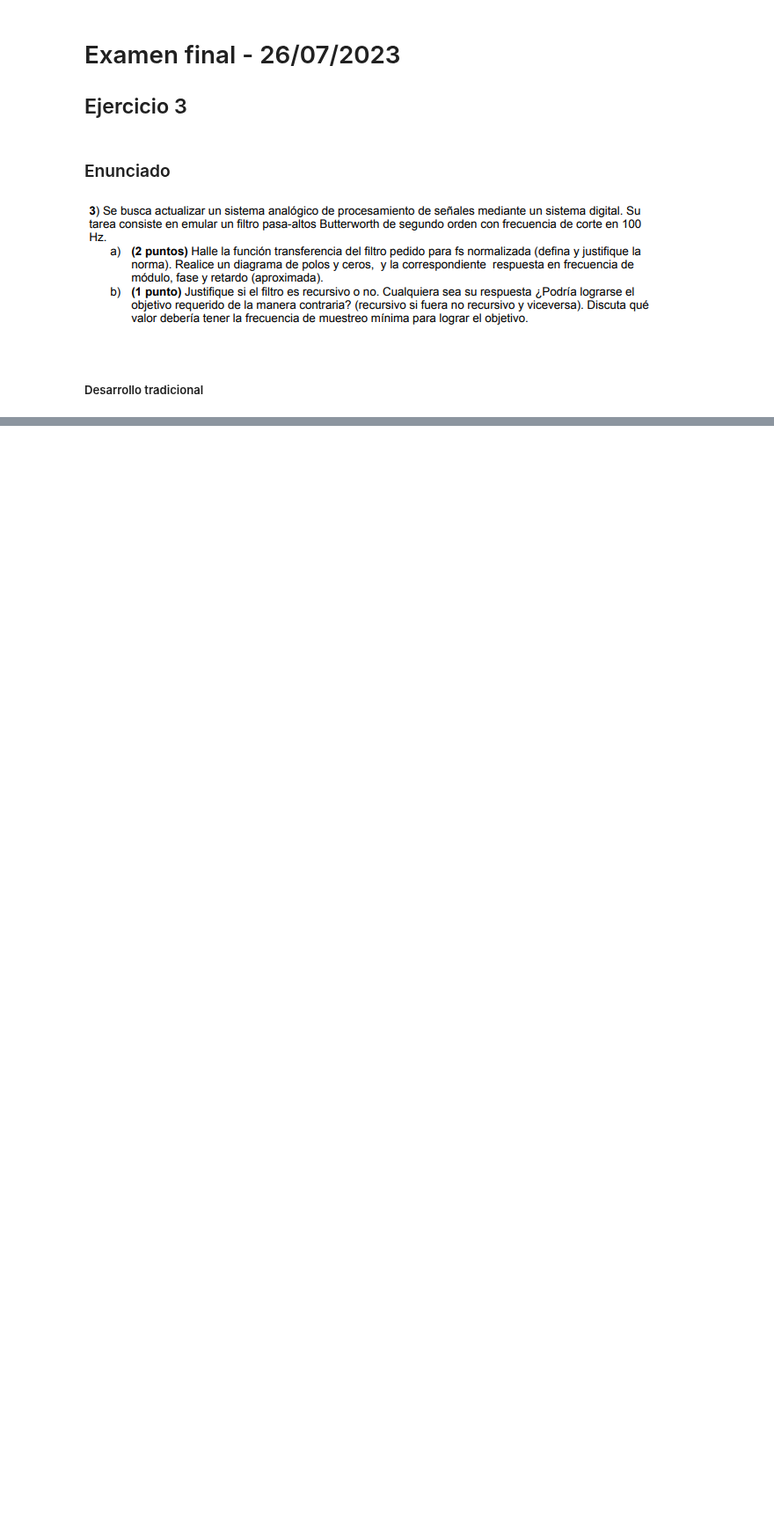
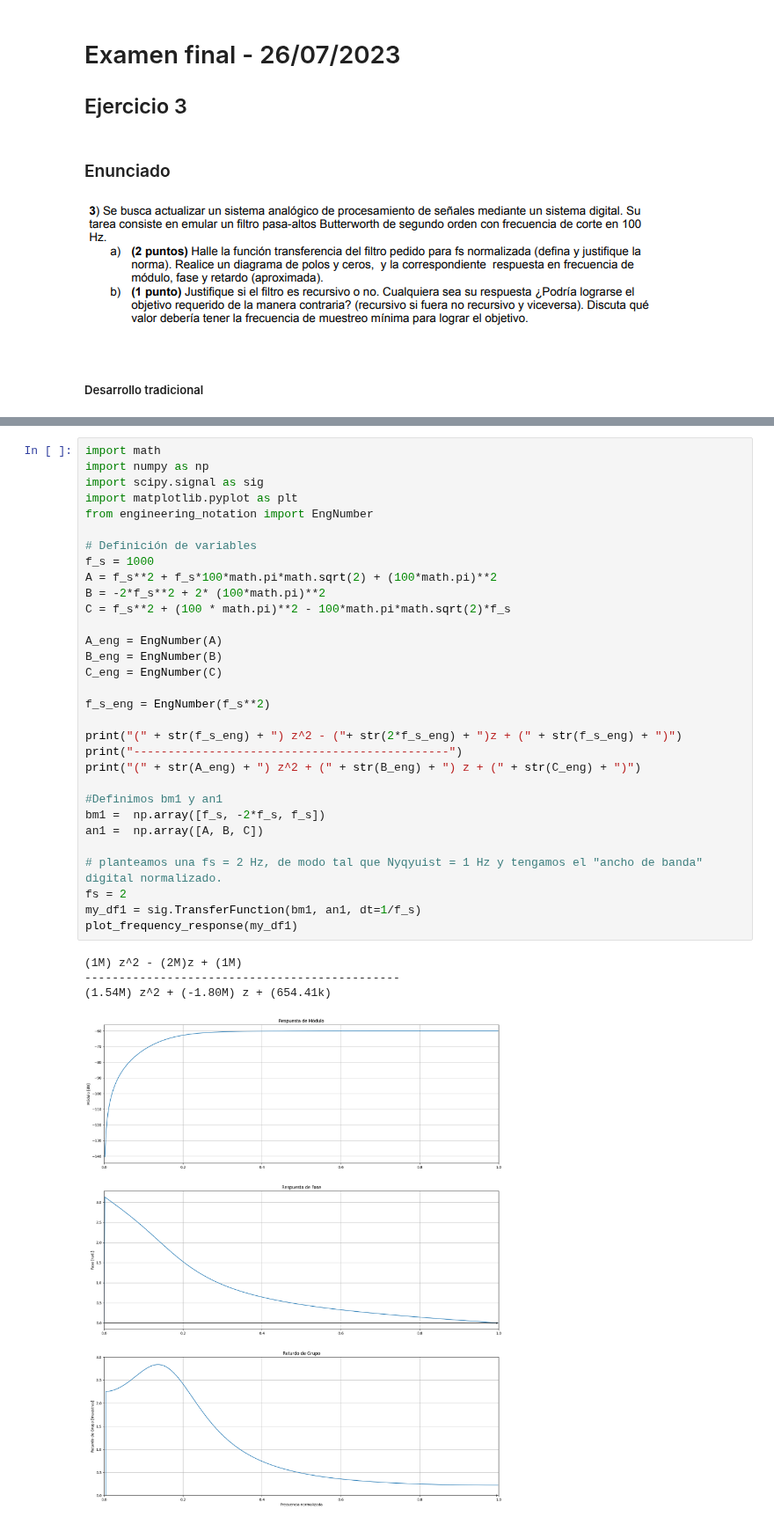
Before and after one commit to matnalopez2/Teoria-de-Circuitos-2, a Jupyter notebook: Resoluciones/20230726/20230726 - Ejercicio 3.ipynb, the cells around one changed output, grey strips where cells are left out. Shown at 88% size. Drawn from its saved outputs; the diff is of its cells as text; blank space fills up the shorter version.

```diff
--- a/Resoluciones/20230726/20230726 - Ejercicio 3.ipynb
+++ b/Resoluciones/20230726/20230726 - Ejercicio 3.ipynb
@@ -50,0 +136,36 @@ $\displaystyle   \frac{s^2 \,\, 4.604e-07 }{s^2 + s \,\, 0.3635 +   1 }$
+# %%
+import math
+import numpy as np
+import scipy.signal as sig
+import matplotlib.pyplot as plt
+from engineering_notation import EngNumber
+
+# Definición de variables
+f_s = 1000
+A = f_s**2 + f_s*100*math.pi*math.sqrt(2) + (100*math.pi)**2
+B = -2*f_s**2 + 2* (100*math.pi)**2
+C = f_s**2 + (100 * math.pi)**2 - 100*math.pi*math.sqrt(2)*f_s
+
+A_eng = EngNumber(A)
+B_eng = EngNumber(B)
+C_eng = EngNumber(C)
+
+f_s_eng = EngNumber(f_s**2)
+
+print("(" + str(f_s_eng) + ") z^2 - ("+ str(2*f_s_eng) + ")z + (" + str(f_s_eng) + ")")
+print("----------------------------------------------")
+print("(" + str(A_eng) + ") z^2 + (" + str(B_eng) + ") z + (" + str(C_eng) + ")")
+
+#Definimos bm1 y an1
+bm1 =  np.array([f_s, -2*f_s, f_s])
+an1 =  np.array([A, B, C])
+
+# planteamos una fs = 2 Hz, de modo tal que Nyqyuist = 1 Hz y tengamos el "ancho de banda" digital normalizado.
+fs = 2
+my_df1 = sig.TransferFunction(bm1, an1, dt=1/f_s)
+plot_frequency_response(my_df1)
+# %% [output]
+(1M) z^2 - (2M)z + (1M)
+----------------------------------------------
+(1.54M) z^2 + (-1.80M) z + (654.41k)
+[figure, added]
```
Also changed, not shown: parts of 7 cells of this notebook, 2 other files.
